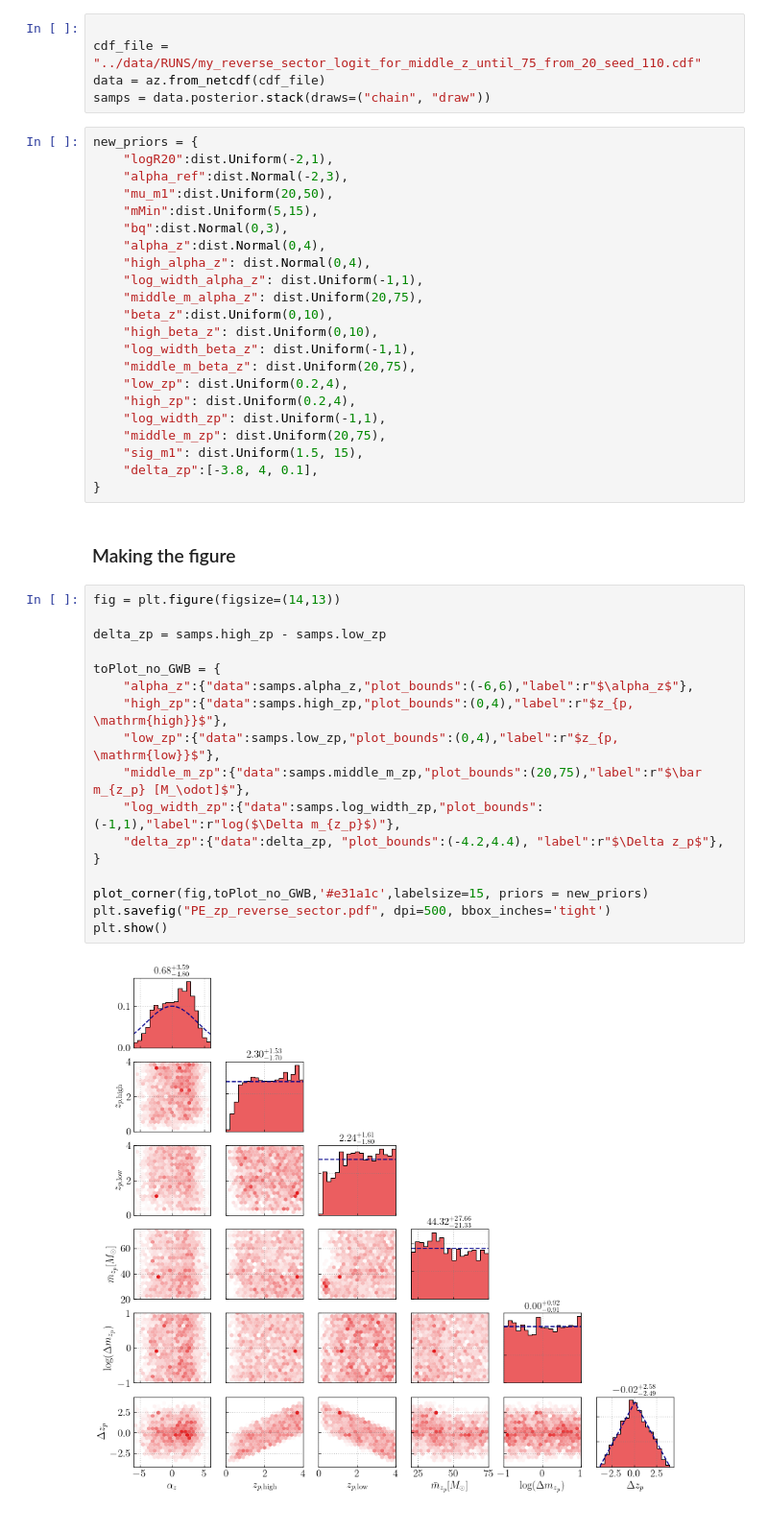
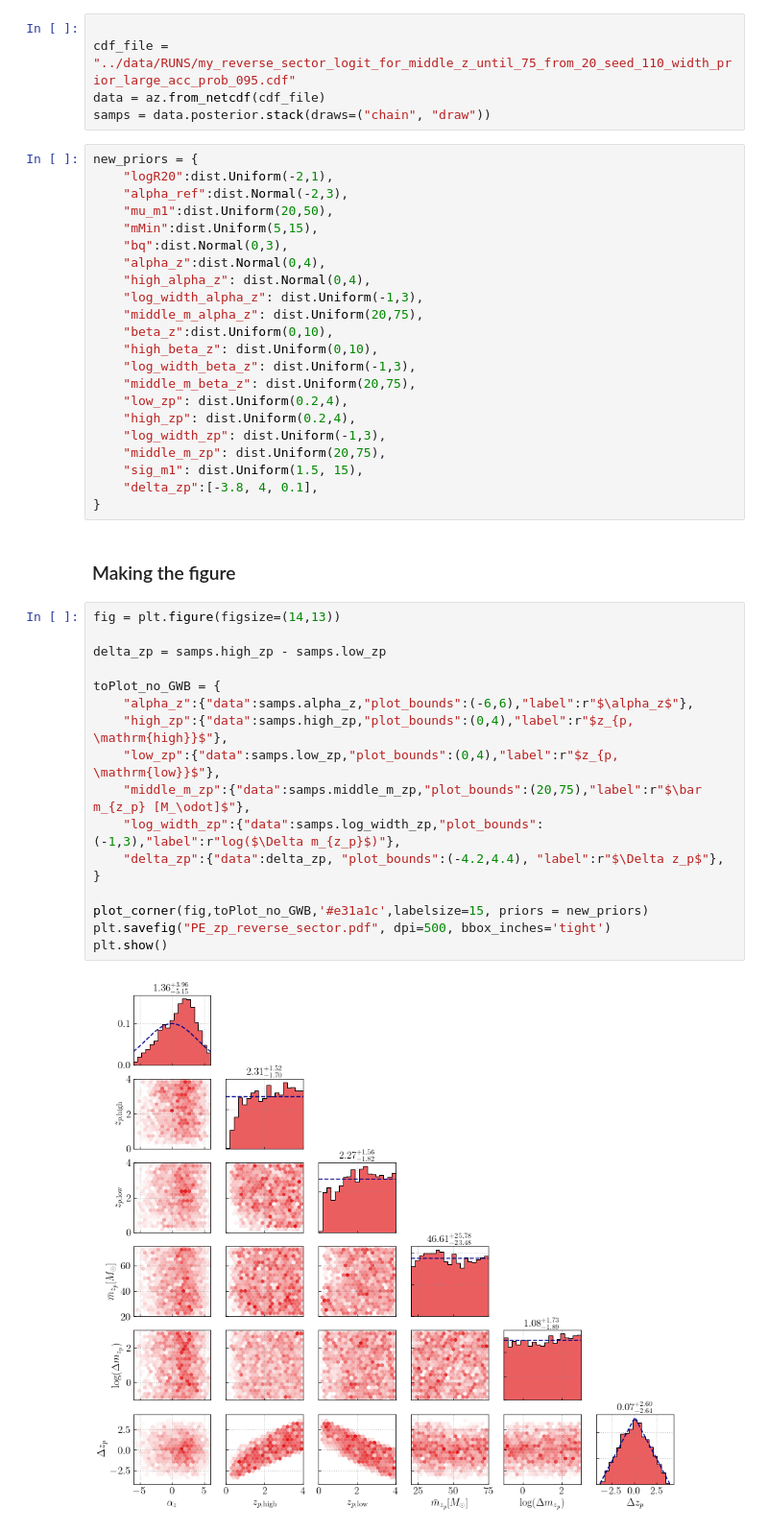
Before and after one commit to maxlalleman/bbh_mass_distribution_redshift_variation_inference, a Jupyter notebook: figures/Make_figure_A4.ipynb, the cells around one changed output. Shown at 96% size. Saved outputs shown, nothing was run; the diff lists cells and outputs as text.

Commit message:
Minor changing to plots and priors.

```diff
--- a/figures/Make_figure_A4.ipynb
+++ b/figures/Make_figure_A4.ipynb
@@ -10,7 +10,7 @@ import numpyro.distributions as dist
 from makeCorner import *
 # %%
 
-cdf_file = "../data/RUNS/my_reverse_sector_logit_for_middle_z_until_75_from_20_seed_110.cdf"
+cdf_file = "../data/RUNS/my_reverse_sector_logit_for_middle_z_until_75_from_20_seed_110_width_prior_large_acc_prob_095.cdf"
 data = az.from_netcdf(cdf_file)
 samps = data.posterior.stack(draws=("chain", "draw"))
 # %%
@@ -22,15 +22,15 @@ new_priors = {
     "bq":dist.Normal(0,3),
     "alpha_z":dist.Normal(0,4),
     "high_alpha_z": dist.Normal(0,4),
-    "log_width_alpha_z": dist.Uniform(-1,1),
+    "log_width_alpha_z": dist.Uniform(-1,3),
     "middle_m_alpha_z": dist.Uniform(20,75),
     "beta_z":dist.Uniform(0,10),
     "high_beta_z": dist.Uniform(0,10),
-    "log_width_beta_z": dist.Uniform(-1,1),
+    "log_width_beta_z": dist.Uniform(-1,3),
     "middle_m_beta_z": dist.Uniform(20,75),
     "low_zp": dist.Uniform(0.2,4),
     "high_zp": dist.Uniform(0.2,4),
-    "log_width_zp": dist.Uniform(-1,1),
+    "log_width_zp": dist.Uniform(-1,3),
     "middle_m_zp": dist.Uniform(20,75),
     "sig_m1": dist.Uniform(1.5, 15),
     "delta_zp":[-3.8, 4, 0.1],
@@ -40,19 +40,19 @@ new_priors = {
 # %%
 fig = plt.figure(figsize=(14,13))
 
 delta_zp = samps.high_zp - samps.low_zp
 
 toPlot_no_GWB = {
     "alpha_z":{"data":samps.alpha_z,"plot_bounds":(-6,6),"label":r"$\alpha_z$"},
     "high_zp":{"data":samps.high_zp,"plot_bounds":(0,4),"label":r"$z_{p, \mathrm{high}}$"},
     "low_zp":{"data":samps.low_zp,"plot_bounds":(0,4),"label":r"$z_{p, \mathrm{low}}$"},
     "middle_m_zp":{"data":samps.middle_m_zp,"plot_bounds":(20,75),"label":r"$\bar m_{z_p} [M_\odot]$"},
-    "log_width_zp":{"data":samps.log_width_zp,"plot_bounds":(-1,1),"label":r"log($\Delta m_{z_p}$)"},
+    "log_width_zp":{"data":samps.log_width_zp,"plot_bounds":(-1,3),"label":r"log($\Delta m_{z_p}$)"},
     "delta_zp":{"data":delta_zp, "plot_bounds":(-4.2,4.4), "label":r"$\Delta z_p$"},
 }
 
 plot_corner(fig,toPlot_no_GWB,'#e31a1c',labelsize=15, priors = new_priors)
 plt.savefig("PE_zp_reverse_sector.pdf", dpi=500, bbox_inches='tight')
 plt.show()
 # %% [output]
-[figure, old version]
+[figure, new version]
```
Also changed, not shown: 8 other files.
